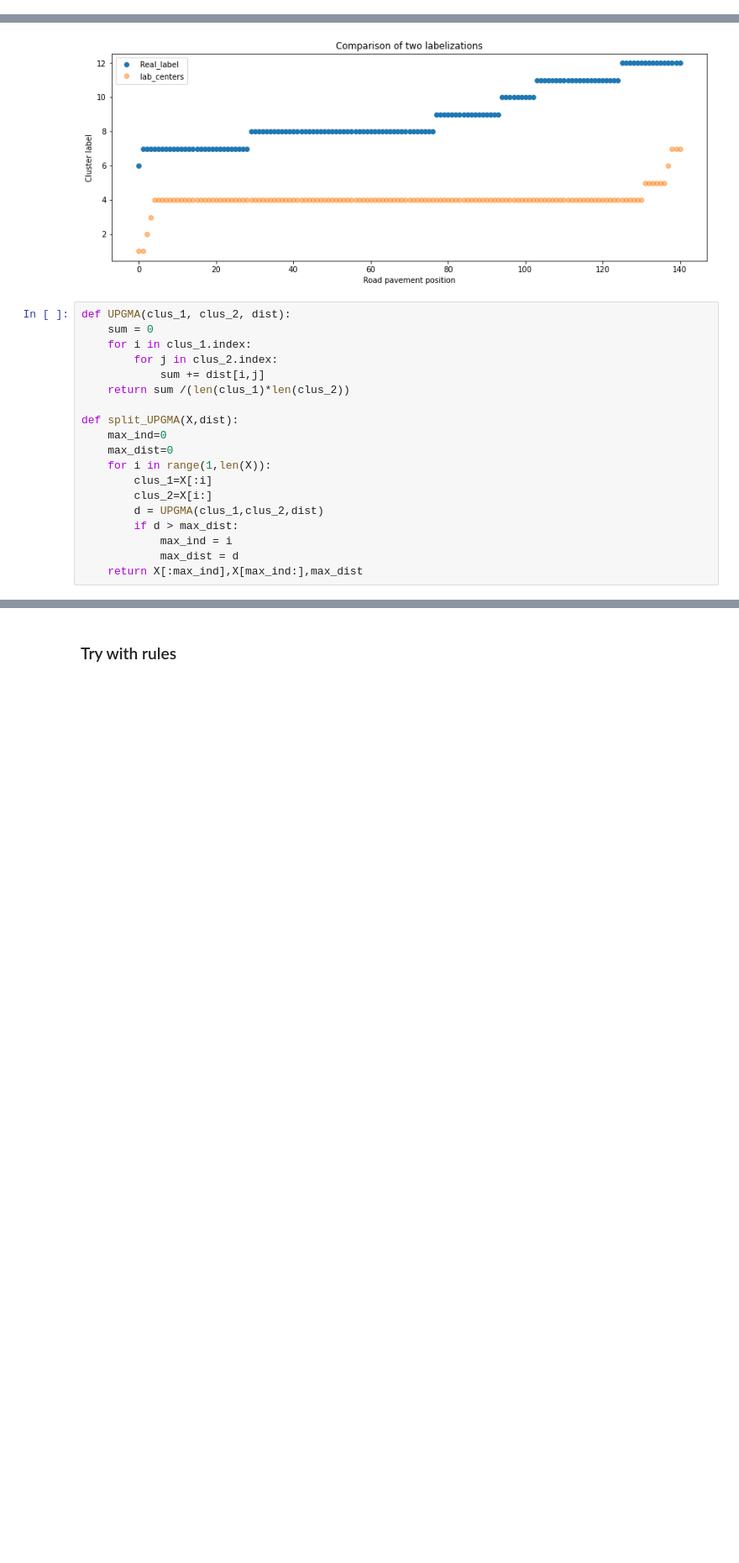
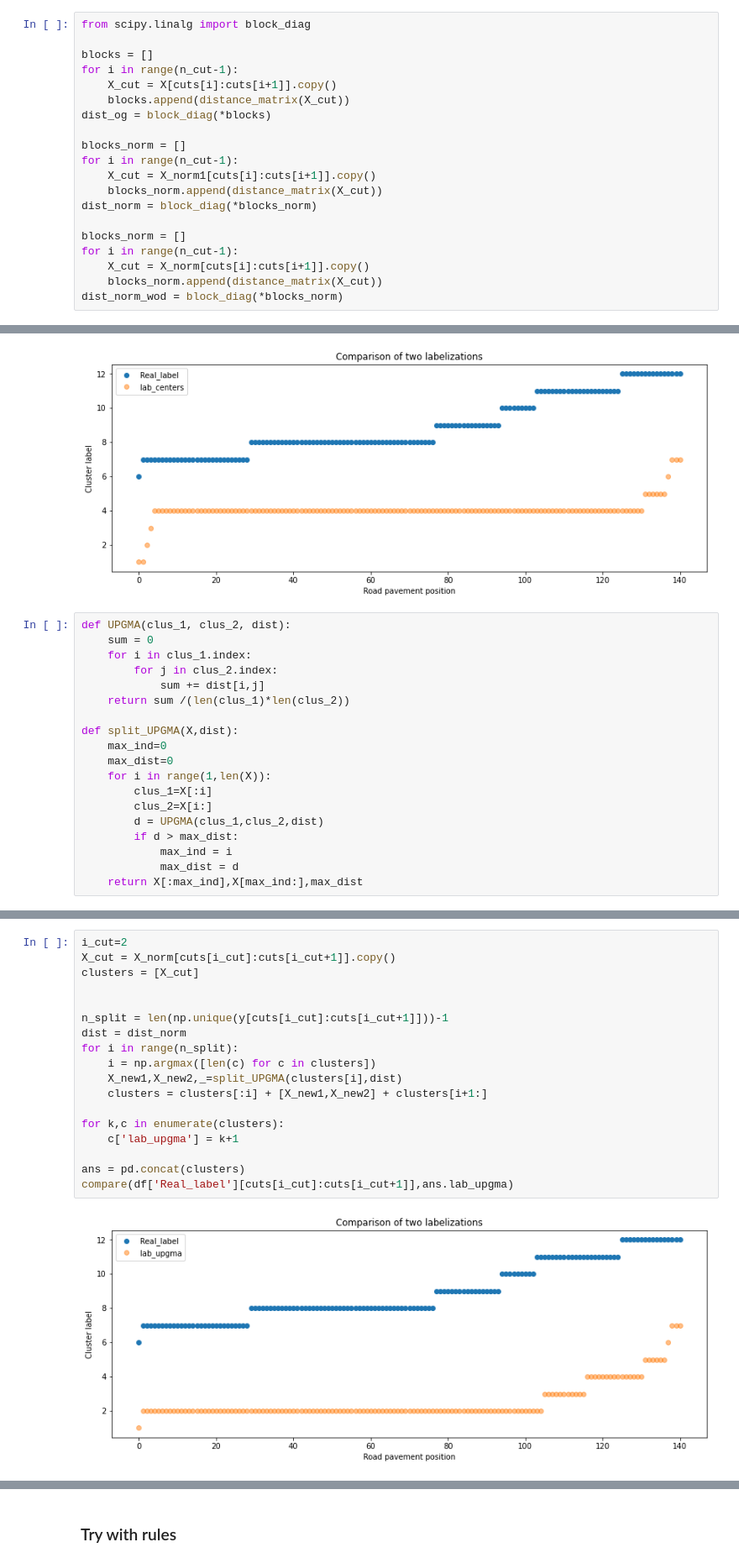
Before and after one commit to NourD85/Semester-project, a Jupyter notebook: Code/First_test.ipynb, the cells around one changed output, grey strips where cells are left out. Shown at 84% size. Cells and saved outputs as stored; diff of their text form; blank space fills up the shorter version.

```diff
--- a/Code/First_test.ipynb
+++ b/Code/First_test.ipynb
@@ -439,6 +471,26 @@ def distance_matrix_weighted(X):
 
 def distance_centers(clus_1,clus_2):
     return np.linalg.norm(np.mean(clus_1)-np.mean(clus_2))
+# %%
+from scipy.linalg import block_diag
+
+blocks = []
+for i in range(n_cut-1):
+    X_cut = X[cuts[i]:cuts[i+1]].copy()
+    blocks.append(distance_matrix(X_cut))
+dist_og = block_diag(*blocks)
+
+blocks_norm = []
+for i in range(n_cut-1):
+    X_cut = X_norm1[cuts[i]:cuts[i+1]].copy()
+    blocks_norm.append(distance_matrix(X_cut))
+dist_norm = block_diag(*blocks_norm)
+
+blocks_norm = []
+for i in range(n_cut-1):
+    X_cut = X_norm[cuts[i]:cuts[i+1]].copy()
+    blocks_norm.append(distance_matrix(X_cut))
+dist_norm_wod = block_diag(*blocks_norm)
 # %%
 def split(X):
     max_ind=0
@@ -520 +562,21 @@ See the caveats in the documentation: https://pandas.pydata.org/pandas-docs/stab
 [figure]
+# %%
+i_cut=2
+X_cut = X_norm[cuts[i_cut]:cuts[i_cut+1]].copy()
+clusters = [X_cut]
+
+
+n_split = len(np.unique(y[cuts[i_cut]:cuts[i_cut+1]]))-1
+dist = dist_norm
+for i in range(n_split):
+    i = np.argmax([len(c) for c in clusters])
+    X_new1,X_new2,_=split_UPGMA(clusters[i],dist)
+    clusters = clusters[:i] + [X_new1,X_new2] + clusters[i+1:]
+
+for k,c in enumerate(clusters):
+    c['lab_upgma'] = k+1
+
+ans = pd.concat(clusters)
+compare(df['Real_label'][cuts[i_cut]:cuts[i_cut+1]],ans.lab_upgma)
+# %% [output]
+[figure, added]
```
Also changed, not shown: parts of 36 cells of this notebook, 1 other file.
